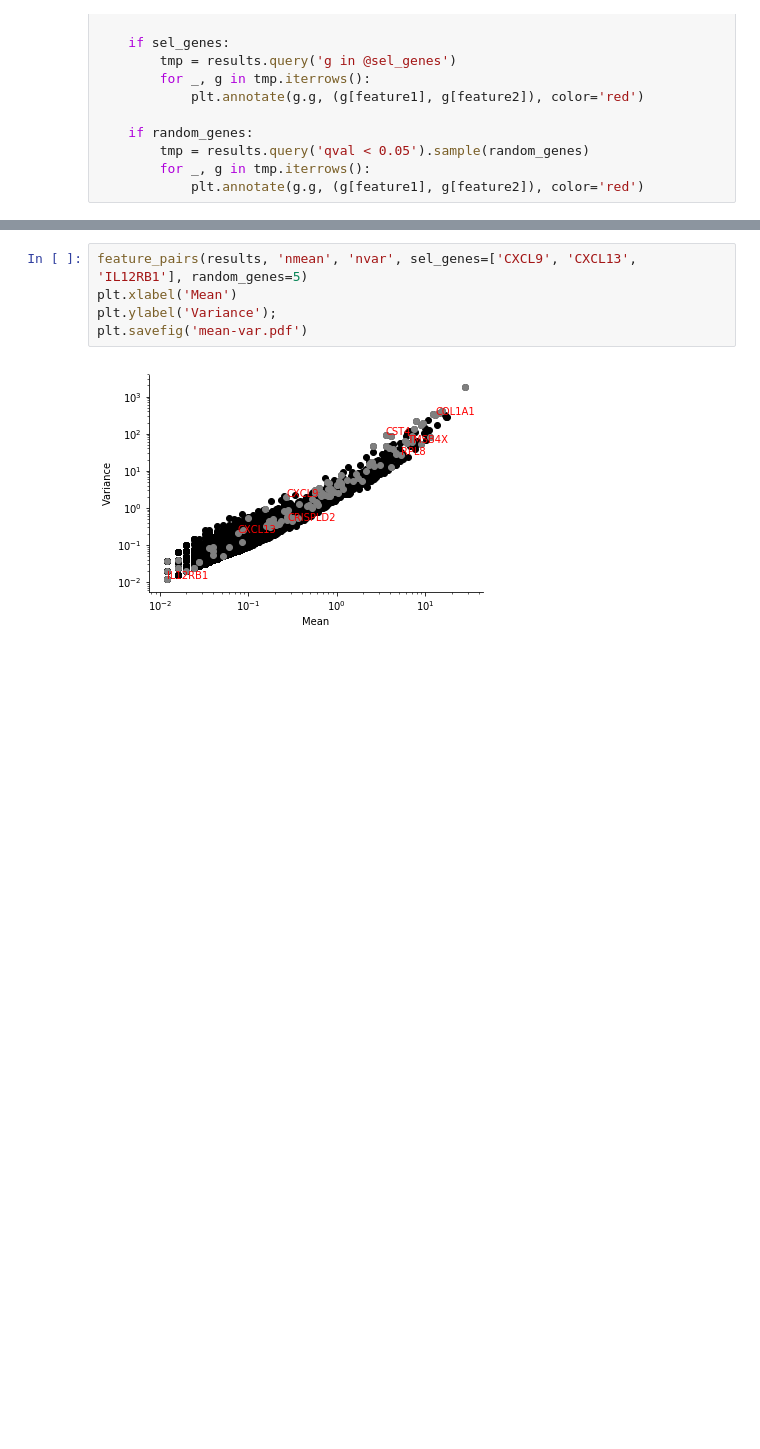
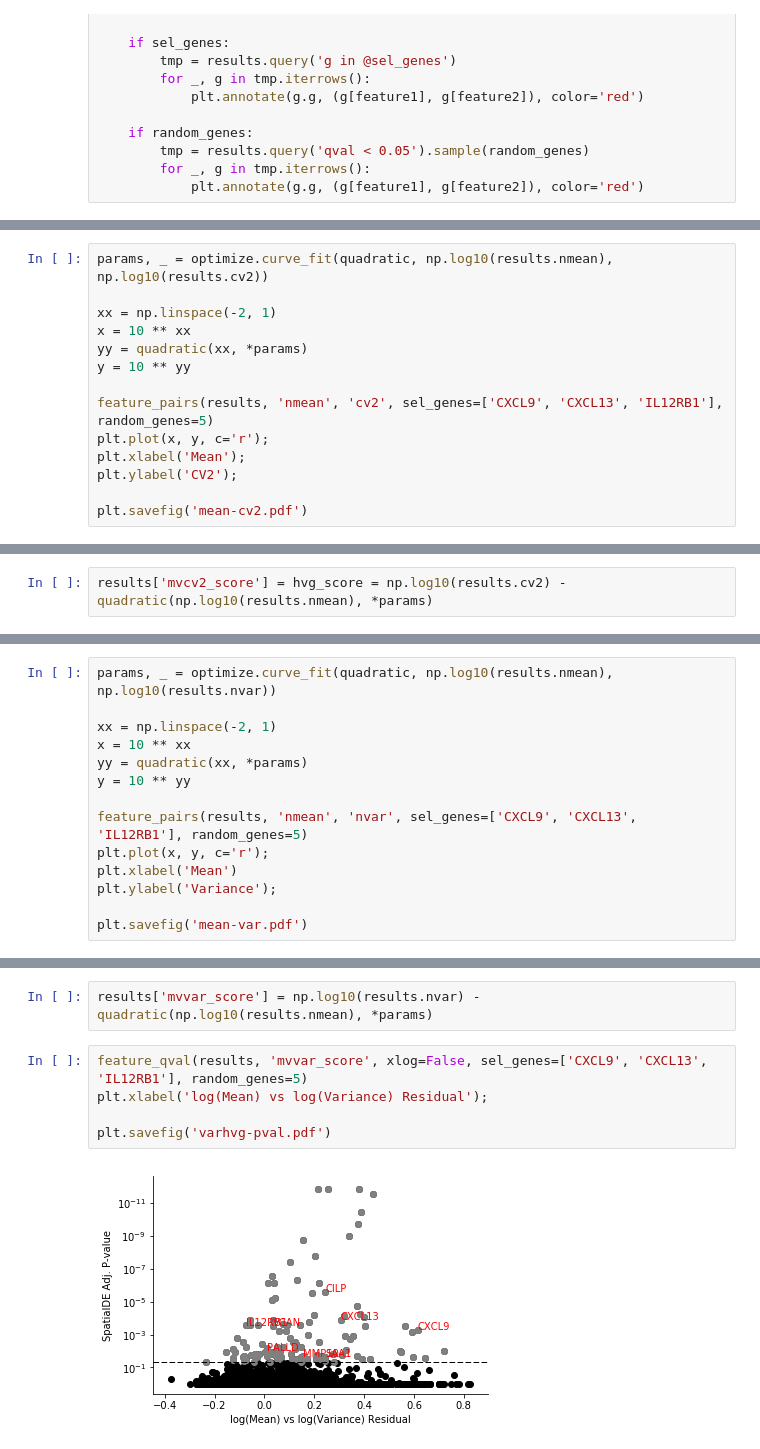
Before and after one commit to Teichlab/SpatialDE, a Jupyter notebook: Analysis/BreastCancer/Alternative explanatory factors.ipynb, the cells around one changed output, grey strips where cells are left out. Drawn from its saved outputs; the diff is of its cells as text; blank space fills up the shorter version.

```diff
--- a/Analysis/BreastCancer/Alternative explanatory factors.ipynb
+++ b/Analysis/BreastCancer/Alternative explanatory factors.ipynb
@@ -116,0 +131,14 @@ def feature_pairs(results, feature1, feature2, ylog=True, sel_genes=None, random
+# %%
+params, _ = optimize.curve_fit(quadratic, np.log10(results.nmean), np.log10(results.cv2))
+
+xx = np.linspace(-2, 1)
+x = 10 ** xx
+yy = quadratic(xx, *params)
+y = 10 ** yy
+
+feature_pairs(results, 'nmean', 'cv2', sel_genes=['CXCL9', 'CXCL13', 'IL12RB1'], random_genes=5)
+plt.plot(x, y, c='r');
+plt.xlabel('Mean');
+plt.ylabel('CV2');
+
+plt.savefig('mean-cv2.pdf')
@@ -116,0 +147,2 @@ def feature_pairs(results, feature1, feature2, ylog=True, sel_genes=None, random
+# %%
+results['mvcv2_score'] = hvg_score = np.log10(results.cv2) - quadratic(np.log10(results.nmean), *params)
@@ -116,0 +156,14 @@ def feature_pairs(results, feature1, feature2, ylog=True, sel_genes=None, random
+# %%
+params, _ = optimize.curve_fit(quadratic, np.log10(results.nmean), np.log10(results.nvar))
+
+xx = np.linspace(-2, 1)
+x = 10 ** xx
+yy = quadratic(xx, *params)
+y = 10 ** yy
+
+feature_pairs(results, 'nmean', 'nvar', sel_genes=['CXCL9', 'CXCL13', 'IL12RB1'], random_genes=5)
+plt.plot(x, y, c='r');
+plt.xlabel('Mean')
+plt.ylabel('Variance');
+
+plt.savefig('mean-var.pdf')
@@ -117,7 +172,9 @@ def feature_pairs(results, feature1, feature2, ylog=True, sel_genes=None, random
+# %%
+results['mvvar_score'] = np.log10(results.nvar) - quadratic(np.log10(results.nmean), *params)
 # %%
-feature_pairs(results, 'nmean', 'nvar', sel_genes=['CXCL9', 'CXCL13', 'IL12RB1'], random_genes=5)
-plt.xlabel('Mean')
-plt.ylabel('Variance');
-plt.savefig('mean-var.pdf')
+feature_qval(results, 'mvvar_score', xlog=False, sel_genes=['CXCL9', 'CXCL13', 'IL12RB1'], random_genes=5)
+plt.xlabel('log(Mean) vs log(Variance) Residual');
+
+plt.savefig('varhvg-pval.pdf')
 # %% [output]
-[figure, old version]
+[figure, new version]
```
Also changed, not shown: parts of 16 cells of this notebook, 6 other files.
